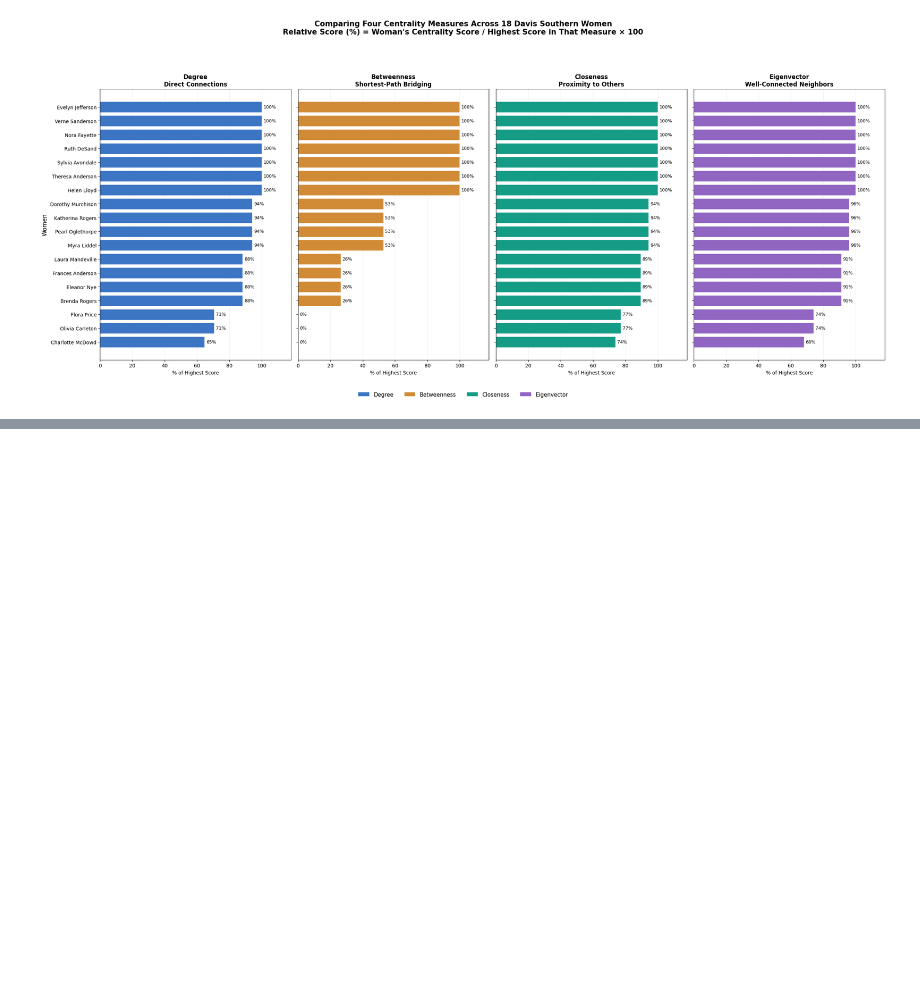
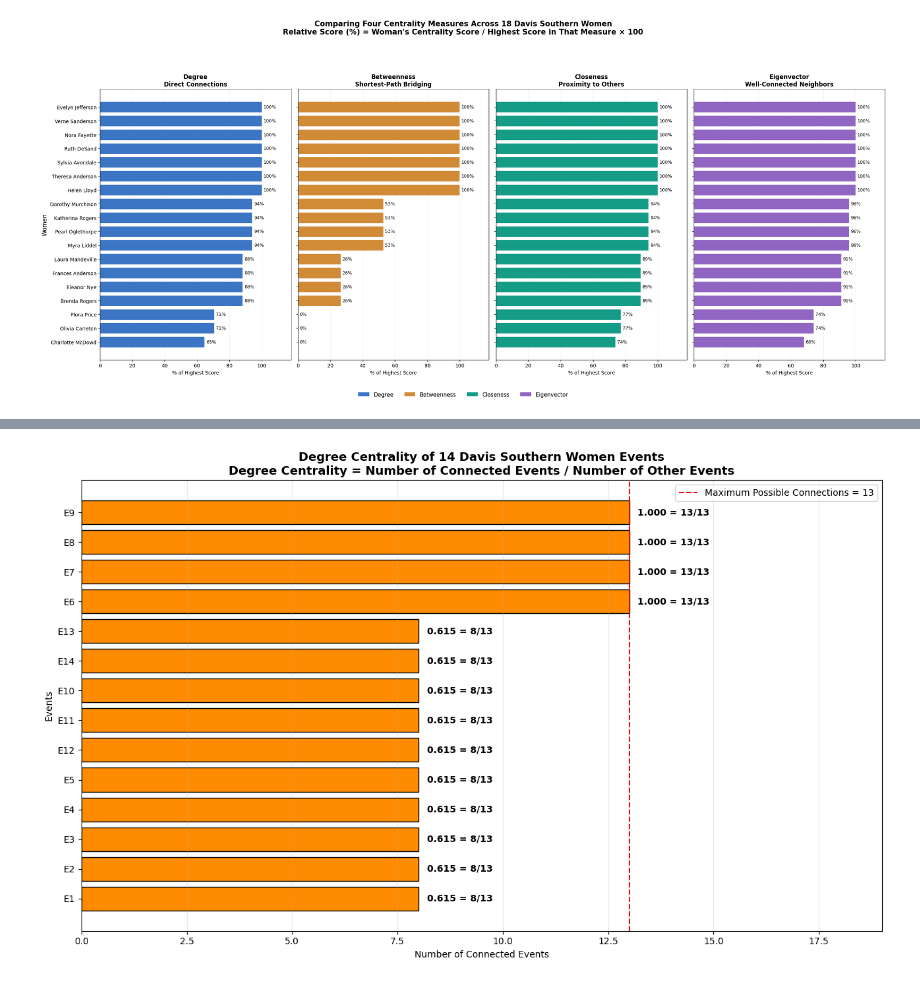
Before and after one commit to uzmabb182/Data_620_Web_Analytics, a Jupyter notebook: Week 6/Week_6_Assignment.ipynb, the cells around one changed output, grey strips where cells are left out. Drawn from its saved outputs; the diff is of its cells as text; code cells hidden in the pictures; blank space fills up the shorter version.

```diff
--- a/Week 6/Week_6_Assignment.ipynb
+++ b/Week 6/Week_6_Assignment.ipynb
@@ -1406,0 +1554,85 @@ plt.show()
+# %%
+import pandas as pd
+import matplotlib.pyplot as plt
+import networkx as nx
+
+# 1. Calculate degree centrality
+event_degree = nx.degree_centrality(events_network)
+
+# 2. Maximum possible connections
+denominator = events_network.number_of_nodes() - 1
+
+# 3. Create DataFrame
+event_degree_df = pd.DataFrame({
+    "Event": list(events_network.nodes()),
+    "Connected_Events": [
+        events_network.degree(e)
+        for e in events_network.nodes()
+    ],
+    "Degree_Centrality": [
+        event_degree[e]
+        for e in events_network.nodes()
+    ]
+})
+
+# 4. Sort events by degree centrality
+plot_df = event_degree_df.sort_values(
+    by="Degree_Centrality",
+    ascending=True
+)
+
+# 5. Create horizontal bar chart
+plt.figure(figsize=(13, 8))
+
+bars = plt.barh(
+    plot_df["Event"],
+    plot_df["Connected_Events"],
+    color="darkorange",
+    edgecolor="black"
+)
+
+# 6. Add centrality score and calculation to each bar
+for bar, (_, row) in zip(bars, plot_df.iterrows()):
+
+    numerator = int(row["Connected_Events"])
+    centrality = row["Degree_Centrality"]
+
+    label = f"{centrality:.3f} = {numerator}/{denominator}"
+
+    plt.text(
+        numerator + 0.2,
+        bar.get_y() + bar.get_height() / 2,
+        label,
+        va="center",
+        fontsize=10,
+        fontweight="bold"
+    )
+
+# 7. Show maximum possible connections
+plt.axvline(
+    x=denominator,
+    color="red",
+    linestyle="--",
+    label=f"Maximum Possible Connections = {denominator}"
+)
+
+# 8. Descriptive title
+plt.title(
+    "Degree Centrality of 14 Davis Southern Women Events\n"
+    "Degree Centrality = Number of Connected Events / "
+    "Number of Other Events",
+    fontsize=13,
+    fontweight="bold"
+)
+
+plt.xlabel("Number of Connected Events")
+plt.ylabel("Events")
+
+plt.xlim(0, 19)
+plt.legend()
+plt.grid(axis="x", alpha=0.3)
+
+plt.tight_layout()
+plt.show()
+# %% [output]
+[figure, added]
```
Also changed, not shown: parts of 36 cells of this notebook.
